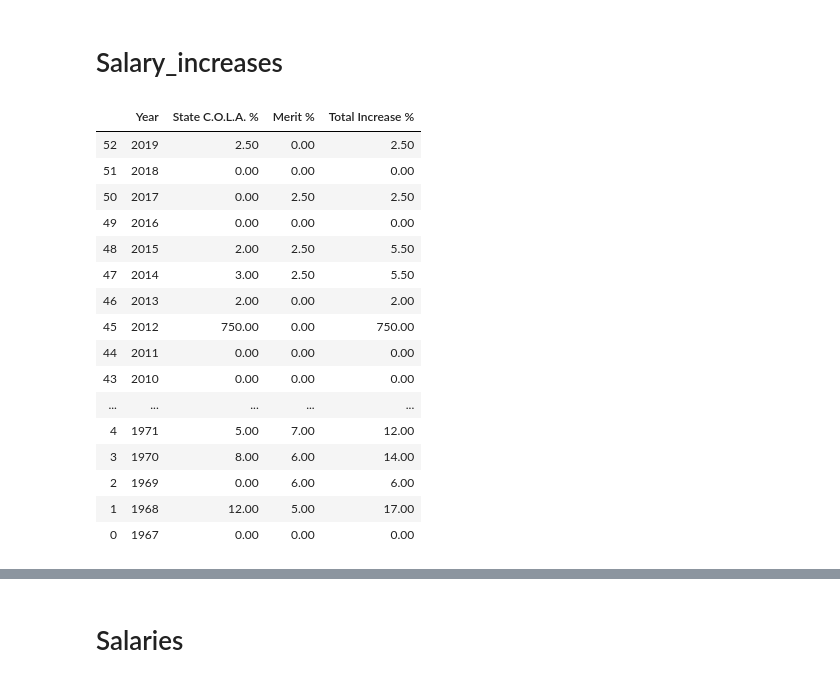
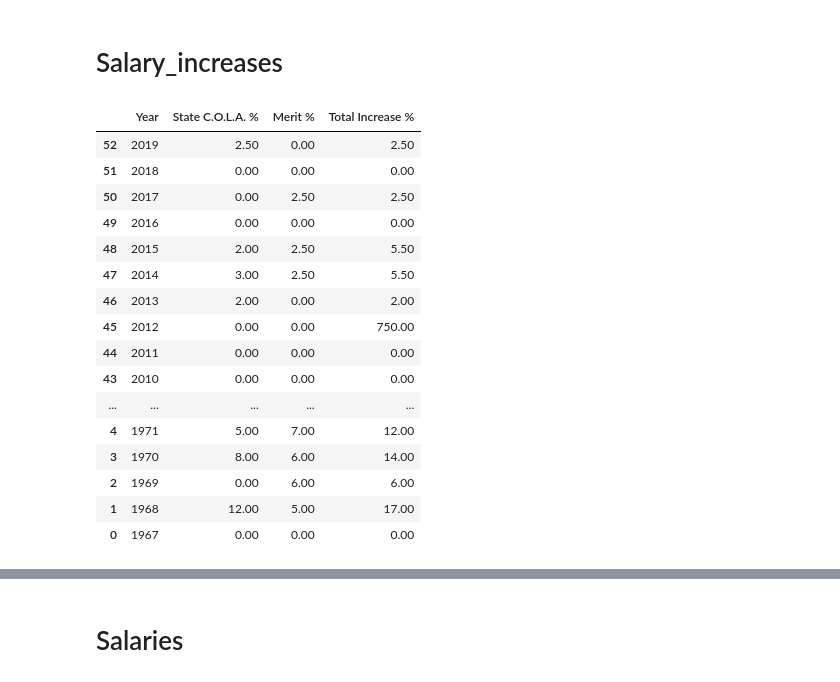
Before and after one commit to adharsh/UMD-Budget-Analysis, a Jupyter notebook: Main.ipynb, the cells around one changed output, grey strips where cells are left out. Saved outputs shown, nothing was run; the diff lists cells and outputs as text; code cells hidden in the pictures.

```diff
--- a/Main.ipynb
+++ b/Main.ipynb
@@ -254,23 +254,25 @@ plot_line_graphs_expenses(restricted_dict, title, figsize)
 plot_line_graphs_revenue()
 # %% [markdown]
 # Salary_increases
-# %%
-salary_increases
-# %% [output]
-|  | Year | State C.O.L.A. % | Merit % | Total Increase % |
-| 52 | 2019 | 2.50 | 0.00 | 2.50 |
-| 51 | 2018 | 0.00 | 0.00 | 0.00 |
-| 50 | 2017 | 0.00 | 2.50 | 2.50 |
-| 49 | 2016 | 0.00 | 0.00 | 0.00 |
-| 48 | 2015 | 2.00 | 2.50 | 5.50 |
-| 47 | 2014 | 3.00 | 2.50 | 5.50 |
-| 46 | 2013 | 2.00 | 0.00 | 2.00 |
-| 45 | 2012 | 750.00 | 0.00 | 750.00 |
-| 44 | 2011 | 0.00 | 0.00 | 0.00 |
-| 43 | 2010 | 0.00 | 0.00 | 0.00 |
-| ... | ... | ... | ... | ... |
-| 4 | 1971 | 5.00 | 7.00 | 12.00 |
-| 3 | 1970 | 8.00 | 6.00 | 14.00 |
-| 2 | 1969 | 0.00 | 6.00 | 6.00 |
-| 1 | 1968 | 12.00 | 5.00 | 17.00 |
-| 0 | 1967 | 0.00 | 0.00 | 0.00 |
+# %%
+salary_increases.loc[salary_increases["State C.O.L.A. %"] > 100, "State C.O.L.A. %"] = 0
+salary_increases = salary_increases.drop(["Total Increase %"], 1)
+salary_increases
+# %% [output]
+|  | Year | State C.O.L.A. % | Merit % | Total Increase % |
+| 52 | 2019 | 2.50 | 0.00 | 2.50 |
+| 51 | 2018 | 0.00 | 0.00 | 0.00 |
+| 50 | 2017 | 0.00 | 2.50 | 2.50 |
+| 49 | 2016 | 0.00 | 0.00 | 0.00 |
+| 48 | 2015 | 2.00 | 2.50 | 5.50 |
+| 47 | 2014 | 3.00 | 2.50 | 5.50 |
+| 46 | 2013 | 2.00 | 0.00 | 2.00 |
+| 45 | 2012 | 0.00 | 0.00 | 750.00 |
+| 44 | 2011 | 0.00 | 0.00 | 0.00 |
+| 43 | 2010 | 0.00 | 0.00 | 0.00 |
+| ... | ... | ... | ... | ... |
+| 4 | 1971 | 5.00 | 7.00 | 12.00 |
+| 3 | 1970 | 8.00 | 6.00 | 14.00 |
+| 2 | 1969 | 0.00 | 6.00 | 6.00 |
+| 1 | 1968 | 12.00 | 5.00 | 17.00 |
+| 0 | 1967 | 0.00 | 0.00 | 0.00 |
```
Also changed, not shown: parts of 3 cells of this notebook.
